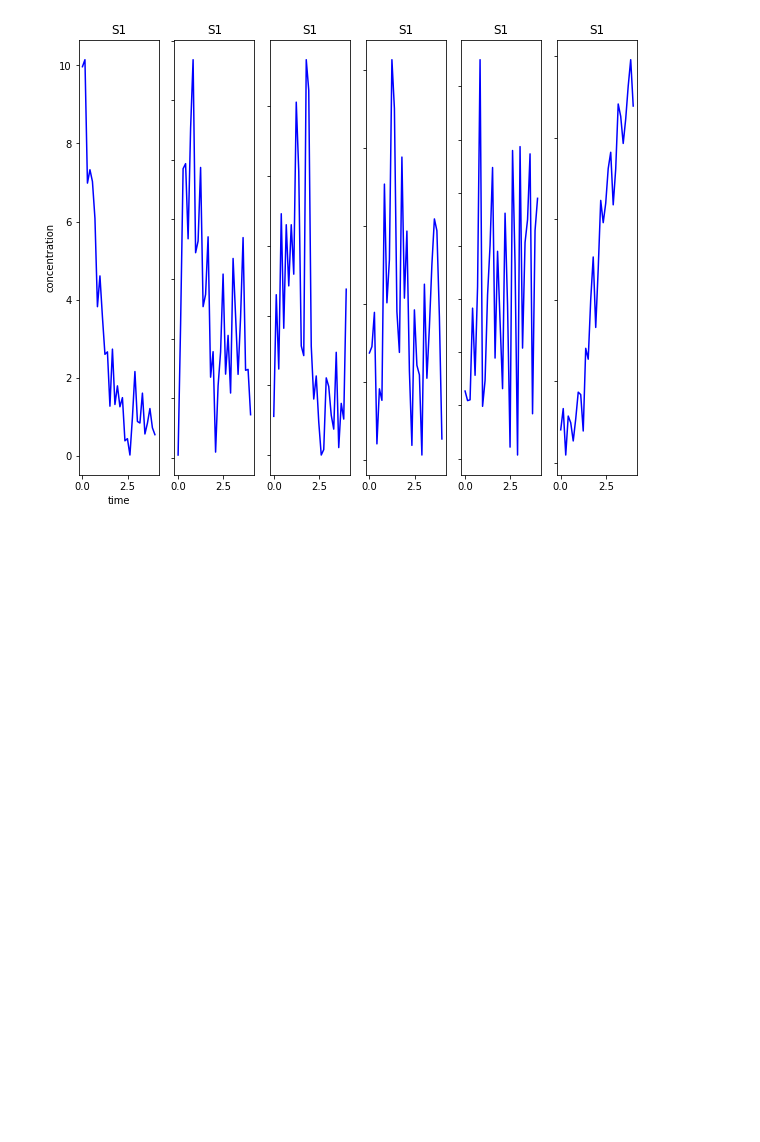
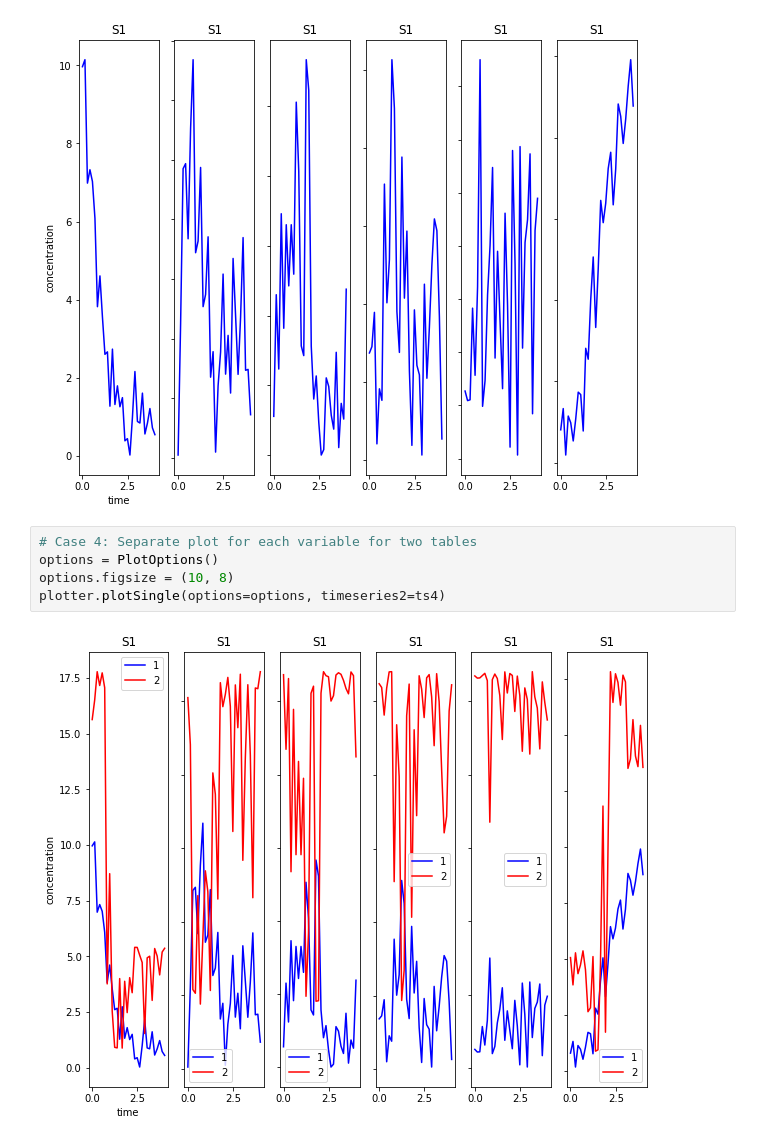
Before and after one commit to sys-bio/teUtils, a Jupyter notebook: teUtils/teUtils/Tutorial on Utilities for Model Fitting.ipynb, the cells around one changed output. Drawn from its saved outputs; the diff is of its cells as text; blank space fills up the shorter version.

```diff
--- a/teUtils/teUtils/Tutorial on Utilities for Model Fitting.ipynb
+++ b/teUtils/teUtils/Tutorial on Utilities for Model Fitting.ipynb
@@ -199,3 +199,10 @@ options.figsize = (10, 8)
 plotter.plotSingle(options=options)
 # %% [output]
 [figure]
+# %%
+# Case 4: Separate plot for each variable for two tables
+options = PlotOptions()
+options.figsize = (10, 8)
+plotter.plotSingle(options=options, timeseries2=ts4)
+# %% [output]
+[figure, added]
```
Also changed, not shown: parts of 7 cells of this notebook, 3 other files.
